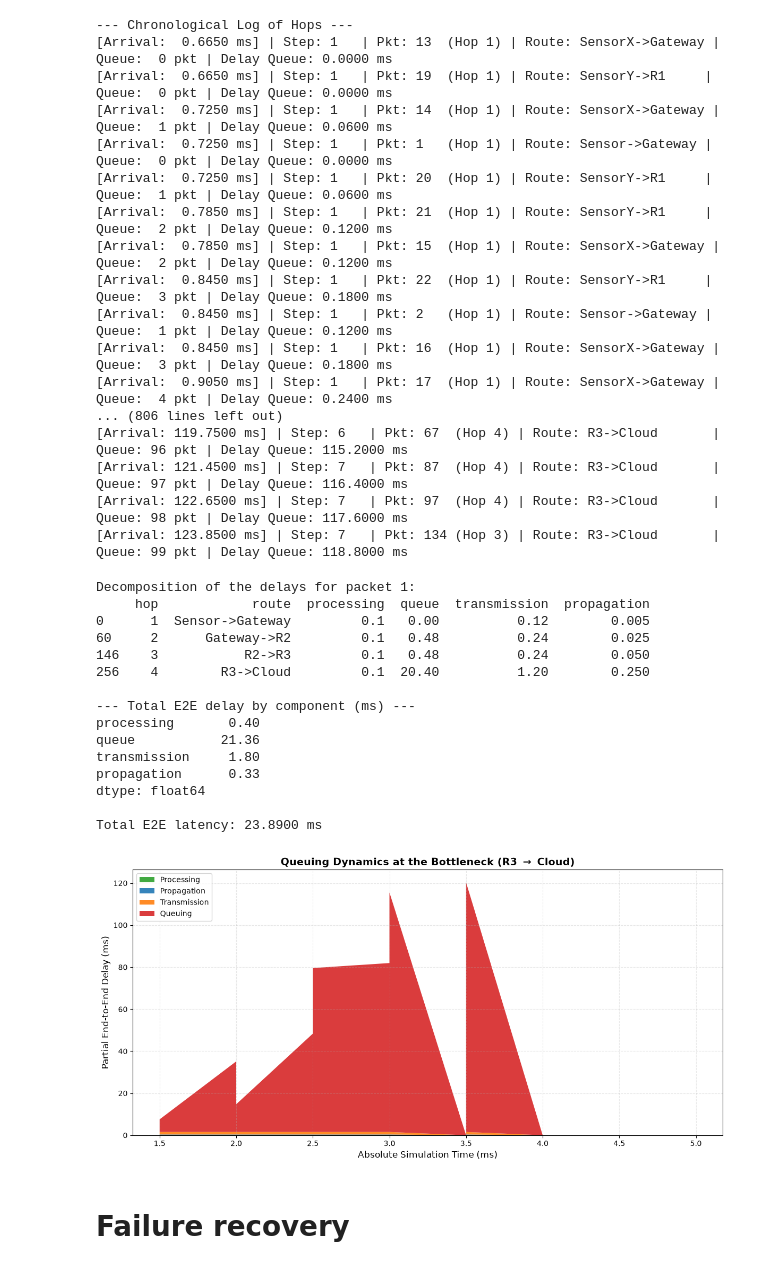
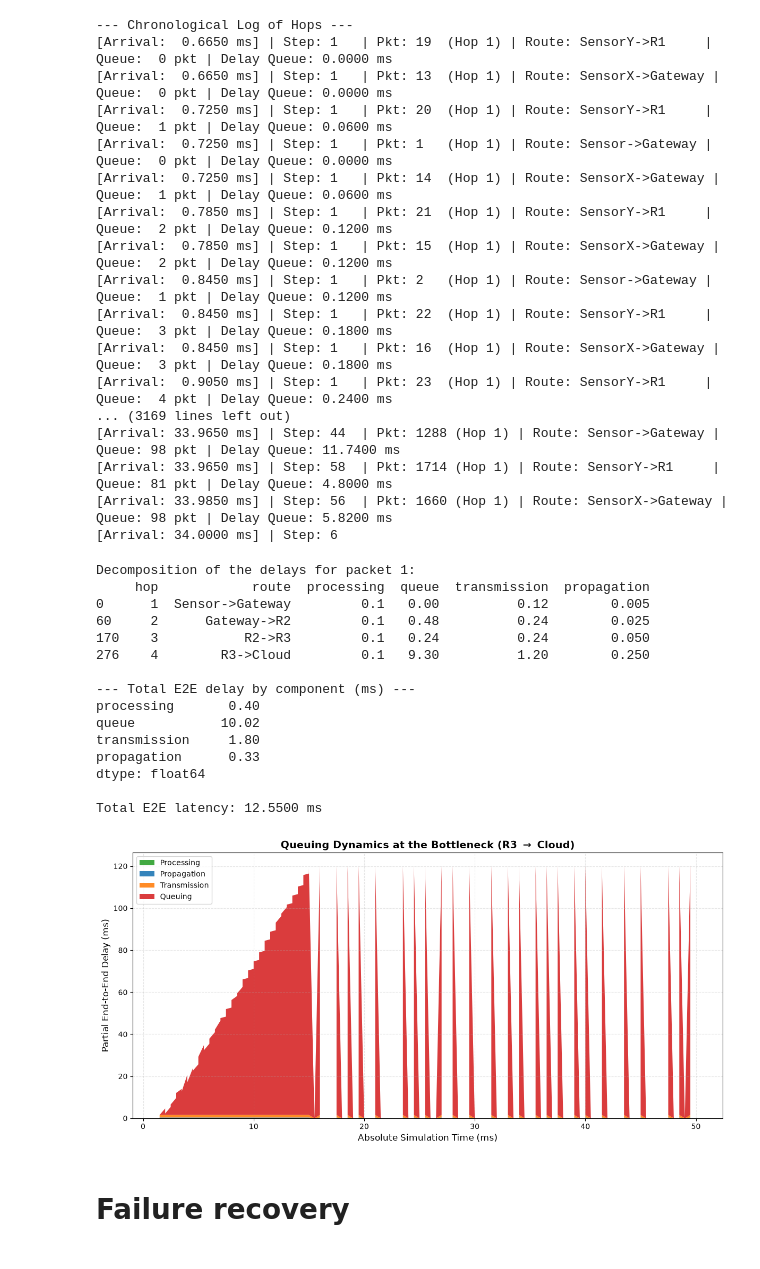
Before and after one commit to DavideOrsucci/eclypse-plus-net, a Jupyter notebook: examples/network_examples/demo.ipynb, the cells around one changed output. Drawn from its saved outputs; the diff is of its cells as text; code cells hidden in the pictures.

Commit message:
Refined notebook with updated results according to the last changes in the eclypse.network modules.

```diff
--- a/examples/network_examples/demo.ipynb
+++ b/examples/network_examples/demo.ipynb
@@ -236,7 +227,7 @@ import pandas as pd
 import json
 import os
 
-json_path = "./results/json/application.jsonl"
+json_path = f"{BOTTLENECK_RESULTS}/json/application.jsonl"
 df_list = []
 
 if not os.path.exists(json_path):
@@ -308,28 +299,28 @@ for _, row in df_log.iterrows():
           f"Delay Queue: {row['queue_ms']:6.4f} ms{drop_alert}")
 # %% [output]
 --- Chronological Log of Hops ---
+[Arrival:  0.6650 ms] | Step: 1   | Pkt: 19  (Hop 1) | Route: SensorY->R1     | Queue:  0 pkt | Delay Queue: 0.0000 ms
 [Arrival:  0.6650 ms] | Step: 1   | Pkt: 13  (Hop 1) | Route: SensorX->Gateway | Queue:  0 pkt | Delay Queue: 0.0000 ms
-[Arrival:  0.6650 ms] | Step: 1   | Pkt: 19  (Hop 1) | Route: SensorY->R1     | Queue:  0 pkt | Delay Queue: 0.0000 ms
+[Arrival:  0.7250 ms] | Step: 1   | Pkt: 20  (Hop 1) | Route: SensorY->R1     | Queue:  1 pkt | Delay Queue: 0.0600 ms
+[Arrival:  0.7250 ms] | Step: 1   | Pkt: 1   (Hop 1) | Route: Sensor->Gateway | Queue:  0 pkt | Delay Queue: 0.0000 ms
 [Arrival:  0.7250 ms] | Step: 1   | Pkt: 14  (Hop 1) | Route: SensorX->Gateway | Queue:  1 pkt | Delay Queue: 0.0600 ms
-[Arrival:  0.7250 ms] | Step: 1   | Pkt: 1   (Hop 1) | Route: Sensor->Gateway | Queue:  0 pkt | Delay Queue: 0.0000 ms
-[Arrival:  0.7250 ms] | Step: 1   | Pkt: 20  (Hop 1) | Route: SensorY->R1     | Queue:  1 pkt | Delay Queue: 0.0600 ms
 [Arrival:  0.7850 ms] | Step: 1   | Pkt: 21  (Hop 1) | Route: SensorY->R1     | Queue:  2 pkt | Delay Queue: 0.1200 ms
 [Arrival:  0.7850 ms] | Step: 1   | Pkt: 15  (Hop 1) | Route: SensorX->Gateway | Queue:  2 pkt | Delay Queue: 0.1200 ms
+[Arrival:  0.8450 ms] | Step: 1   | Pkt: 2   (Hop 1) | Route: Sensor->Gateway | Queue:  1 pkt | Delay Queue: 0.1200 ms
 [Arrival:  0.8450 ms] | Step: 1   | Pkt: 22  (Hop 1) | Route: SensorY->R1     | Queue:  3 pkt | Delay Queue: 0.1800 ms
-[Arrival:  0.8450 ms] | Step: 1   | Pkt: 2   (Hop 1) | Route: Sensor->Gateway | Queue:  1 pkt | Delay Queue: 0.1200 ms
 [Arrival:  0.8450 ms] | Step: 1   | Pkt: 16  (Hop 1) | Route: SensorX->Gateway | Queue:  3 pkt | Delay Queue: 0.1800 ms
-[Arrival:  0.9050 ms] | Step: 1   | Pkt: 17  (Hop 1) | Route: SensorX->Gateway | Queue:  4 pkt | Delay Queue: 0.2400 ms
-... (806 lines left out)
-[Arrival: 119.7500 ms] | Step: 6   | Pkt: 67  (Hop 4) | Route: R3->Cloud       | Queue: 96 pkt | Delay Queue: 115.2000 ms
-[Arrival: 121.4500 ms] | Step: 7   | Pkt: 87  (Hop 4) | Route: R3->Cloud       | Queue: 97 pkt | Delay Queue: 116.4000 ms
-[Arrival: 122.6500 ms] | Step: 7   | Pkt: 97  (Hop 4) | Route: R3->Cloud       | Queue: 98 pkt | Delay Queue: 117.6000 ms
-[Arrival: 123.8500 ms] | Step: 7   | Pkt: 134 (Hop 3) | Route: R3->Cloud       | Queue: 99 pkt | Delay Queue: 118.8000 ms
+[Arrival:  0.9050 ms] | Step: 1   | Pkt: 23  (Hop 1) | Route: SensorY->R1     | Queue:  4 pkt | Delay Queue: 0.2400 ms
+... (3169 lines left out)
+[Arrival: 33.9650 ms] | Step: 44  | Pkt: 1288 (Hop 1) | Route: Sensor->Gateway | Queue: 98 pkt | Delay Queue: 11.7400 ms
+[Arrival: 33.9650 ms] | Step: 58  | Pkt: 1714 (Hop 1) | Route: SensorY->R1     | Queue: 81 pkt | Delay Queue: 4.8000 ms
+[Arrival: 33.9850 ms] | Step: 56  | Pkt: 1660 (Hop 1) | Route: SensorX->Gateway | Queue: 98 pkt | Delay Queue: 5.8200 ms
+[Arrival: 34.0000 ms] | Step: 6
 # %%
 import os
 import json
 import pandas as pd
 
-json_path = './results/json/application.jsonl'
+json_path = f"{BOTTLENECK_RESULTS}/json/application.jsonl"
 df_list = []
 
 if not os.path.exists(json_path):
@@ -387,17 +378,17 @@ Decomposition of the delays for packet 1:
      hop            route  processing  queue  transmission  propagation
 0      1  Sensor->Gateway         0.1   0.00          0.12        0.005
 60     2      Gateway->R2         0.1   0.48          0.24        0.025
-146    3           R2->R3         0.1   0.48          0.24        0.050
-256    4        R3->Cloud         0.1  20.40          1.20        0.250
+170    3           R2->R3         0.1   0.24          0.24        0.050
+276    4        R3->Cloud         0.1   9.30          1.20        0.250
 
 --- Total E2E delay by component (ms) ---
 processing       0.40
-queue           21.36
+queue           10.02
 transmission     1.80
 propagation      0.33
 dtype: float64
 
-Total E2E latency: 23.8900 ms
+Total E2E latency: 12.5500 ms
 # %%
 import pandas as pd
 import json
@@ -454,39 +445,39 @@ def load_and_process_data(json_path: str, bottleneck_hop: str = 'R3->Cloud'):
     return bottleneck_df.sort_values('arrival_time_ms')
 
 
-df_bottleneck = load_and_process_data('./results/json/application.jsonl')
+df_bottleneck = load_and_process_data(f"{BOTTLENECK_RESULTS}/json/application.jsonl")
 
 delay_cols = ['processing_ms', 'propagation_ms', 'transmission_ms', 'queue_ms']
 plot_data = df_bottleneck[delay_cols]
 
 x = df_bottleneck['arrival_time_ms'].to_numpy(dtype=float)
 y_data = [
     plot_data['processing_ms'].to_numpy(dtype=float),
     plot_data['propagation_ms'].to_numpy(dtype=float),
     plot_data['transmission_ms'].to_numpy(dtype=float),
     plot_data['queue_ms'].to_numpy(dtype=float)
 ]
 
 plt.figure(figsize=(12, 6))
 
 plt.stackplot(
     x,
     *y_data,
     labels=['Processing', 'Propagation', 'Transmission', 'Queuing'],
     alpha=0.9,
     colors=['#2ca02c', '#1f77b4', '#ff7f0e', '#d62728']
 )
 
 plt.title(r'Queuing Dynamics at the Bottleneck (R3 $\rightarrow$ Cloud)', fontsize=14, fontweight='bold')
 plt.xlabel('Absolute Simulation Time (ms)', fontsize=12)
 plt.ylabel('Partial End-to-End Delay (ms)', fontsize=12)
 plt.legend(loc='upper left', fontsize=10, frameon=True)
 plt.grid(True, linestyle='--', alpha=0.3)
 
 plt.tight_layout()
 plt.show()
 # %% [output]
-[figure, old version]
+[figure, new version]
 # %% [markdown]
 # Failure recovery
 # %% [markdown]
```
Also changed, not shown: parts of 7 cells of this notebook.
